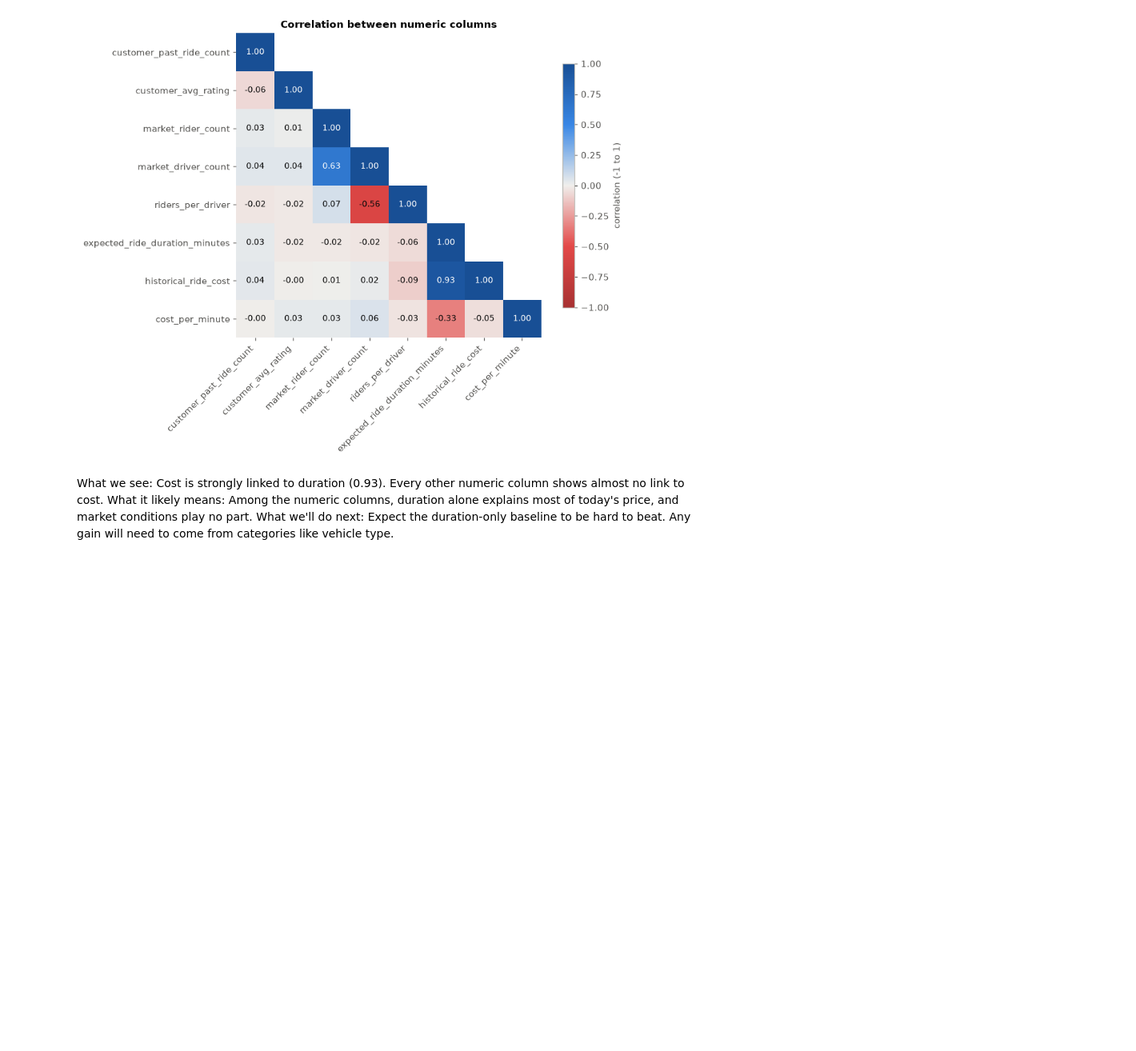
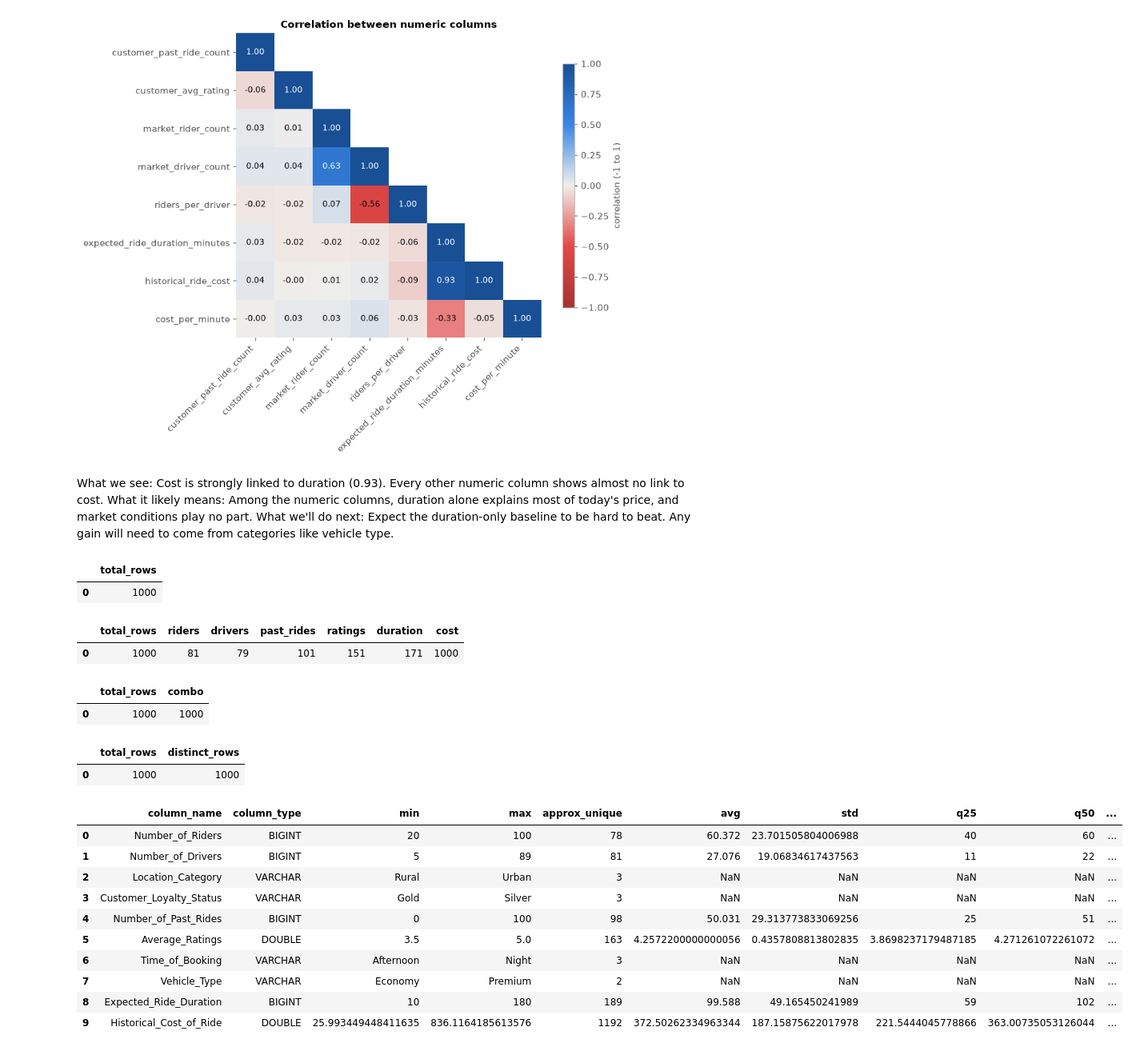
Before and after one commit to TravisJohn/dynamic-pricing, a Jupyter notebook: notebooks/00_probing.ipynb, the cells around one changed output. Shown at 80% size. Saved outputs shown, nothing was run; the diff lists cells and outputs as text; code cells hidden in the pictures; blank space fills up the shorter version.

Commit message:
Stage 0: finish profiling (key, quality, categories, data gap)

```diff
--- a/notebooks/00_probing.ipynb
+++ b/notebooks/00_probing.ipynb
@@ -337,3 +337,62 @@ plt.show()
 What we see: Cost is strongly linked to duration (0.93). Every other numeric column shows almost no link to cost.
 What it likely means: Among the numeric columns, duration alone explains most of today's price, and market conditions play no part.
 What we'll do next: Expect the duration-only baseline to be hard to beat. Any gain will need to come from categories like vehicle type.
+# %%
+src = "read_csv_auto('../data/dynamic_pricing.csv')"
+
+# Total rows
+q(f"select count(*) as total_rows from {src}")
+# %% [output]
+|  | total_rows |
+| 0 | 1000 |
+# %%
+# Does any single column work as a key?
+q(f"""
+select
+    count(*)                                        as total_rows,
+    count(distinct Number_of_Riders)                as riders,
+    count(distinct Number_of_Drivers)               as drivers,
+    count(distinct Number_of_Past_Rides)            as past_rides,
+    count(distinct Average_Ratings)                 as ratings,
+    count(distinct Expected_Ride_Duration)          as duration,
+    count(distinct Historical_Cost_of_Ride)         as cost
+from {src}
+""")
+# %% [output]
+|  | total_rows | riders | drivers | past_rides | ratings | duration | cost |
+| 0 | 1000 | 81 | 79 | 101 | 151 | 171 | 1000 |
+# %%
+# Does a combination of columns work?
+q(f"""
+select count(*) as total_rows,
+       count(distinct (Number_of_Riders, Number_of_Drivers,
+                       Expected_Ride_Duration, Historical_Cost_of_Ride)) as combo
+from {src}
+""")
+# %% [output]
+|  | total_rows | combo |
+| 0 | 1000 | 1000 |
+# %%
+q(f"""
+select count(*) as total_rows,
+       (select count(*) from (select distinct * from {src})) as distinct_rows
+from {src}
+""")
+# %% [output]
+|  | total_rows | distinct_rows |
+| 0 | 1000 | 1000 |
+# %%
+# One query covers nulls, min/max and distinct counts for every column
+q(f"summarize select * from {src}")
+# %% [output]
+|  | column_name | column_type | min | max | approx_unique | avg | std | q25 | q50 | ... |
+| 0 | Number_of_Riders | BIGINT | 20 | 100 | 78 | 60.372 | 23.701505804006988 | 40 | 60 | ... |
+| 1 | Number_of_Drivers | BIGINT | 5 | 89 | 81 | 27.076 | 19.06834617437563 | 11 | 22 | ... |
+| 2 | Location_Category | VARCHAR | Rural | Urban | 3 | NaN | NaN | NaN | NaN | ... |
+| 3 | Customer_Loyalty_Status | VARCHAR | Gold | Silver | 3 | NaN | NaN | NaN | NaN | ... |
+| 4 | Number_of_Past_Rides | BIGINT | 0 | 100 | 98 | 50.031 | 29.313773833069256 | 25 | 51 | ... |
+| 5 | Average_Ratings | DOUBLE | 3.5 | 5.0 | 163 | 4.2572200000000056 | 0.4357808813802835 | 3.8698237179487185 | 4.271261072261072 | ... |
+| 6 | Time_of_Booking | VARCHAR | Afternoon | Night | 3 | NaN | NaN | NaN | NaN | ... |
+| 7 | Vehicle_Type | VARCHAR | Economy | Premium | 2 | NaN | NaN | NaN | NaN | ... |
+| 8 | Expected_Ride_Duration | BIGINT | 10 | 180 | 189 | 99.588 | 49.165450241989 | 59 | 102 | ... |
+| 9 | Historical_Cost_of_Ride | DOUBLE | 25.993449448411635 | 836.1164185613576 | 1192 | 372.50262334963344 | 187.15875622017978 | 221.5444045778866 | 363.00735053126044 | ... |
```
Also changed, not shown: parts of 5 cells of this notebook.
